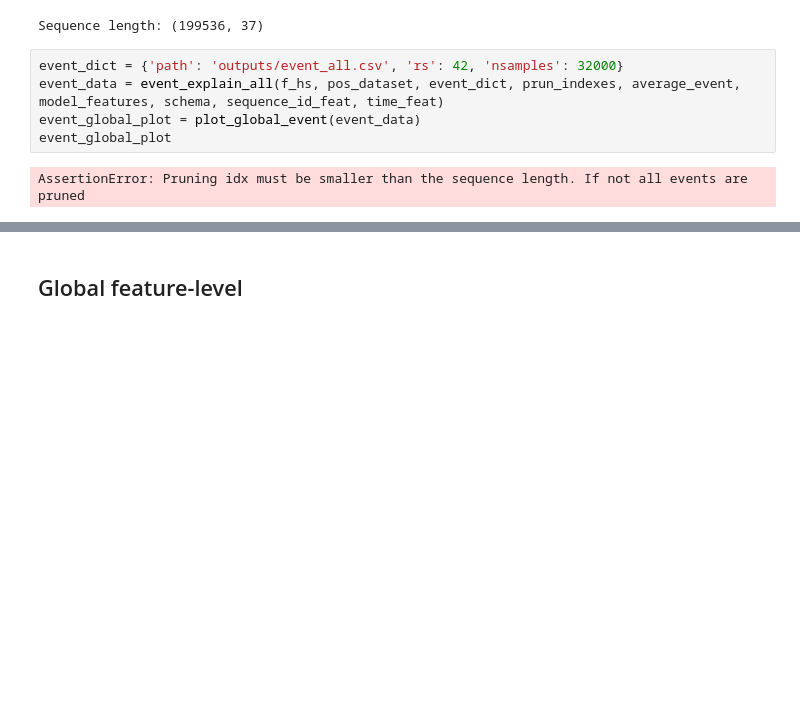
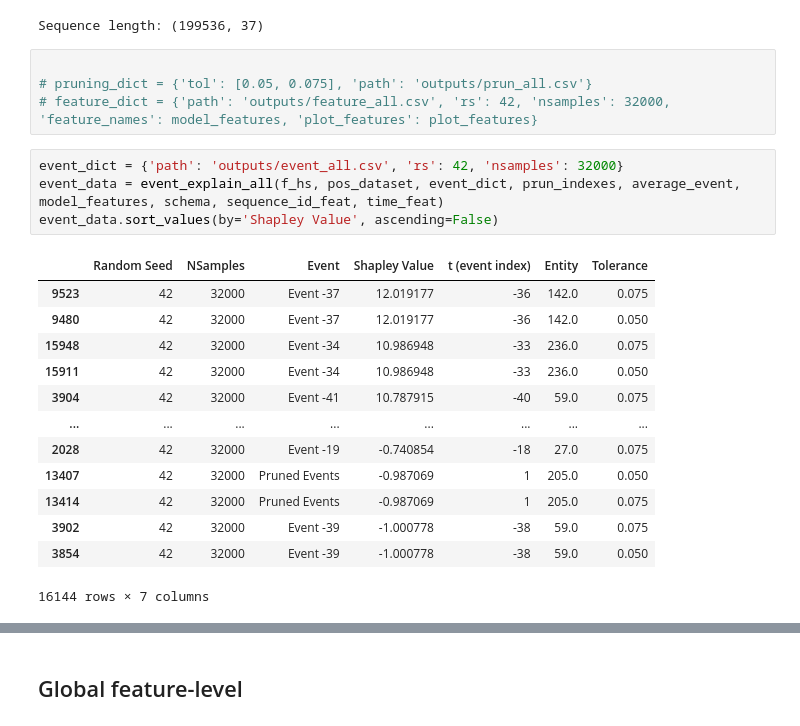
Before and after one commit to charicf/DoctorDisease2.0_AKI, a Jupyter notebook: ml_model/Explainability.ipynb, the cells around one changed output, grey strips where cells are left out. Cells and saved outputs as stored; diff of their text form; blank space fills up the shorter version.

Commit message:
Update in global explanations. Include explanations of negative instance

```diff
--- a/ml_model/Explainability.ipynb
+++ b/ml_model/Explainability.ipynb
@@ -872,10 +912,25 @@ prun_indexes
 print("Sequence length:", pos_dataset.shape)  # Assuming first dimension is sequence length
 # %% [output]
 Sequence length: (199536, 37)
+# %%
+
+# pruning_dict = {'tol': [0.05, 0.075], 'path': 'outputs/prun_all.csv'}
+# feature_dict = {'path': 'outputs/feature_all.csv', 'rs': 42, 'nsamples': 32000, 'feature_names': model_features, 'plot_features': plot_features}
 # %%
 event_dict = {'path': 'outputs/event_all.csv', 'rs': 42, 'nsamples': 32000}
 event_data = event_explain_all(f_hs, pos_dataset, event_dict, prun_indexes, average_event, model_features, schema, sequence_id_feat, time_feat)
-event_global_plot = plot_global_event(event_data)
-event_global_plot
+event_data.sort_values(by='Shapley Value', ascending=False)
 # %% [output]
+|  | Random Seed | NSamples | Event | Shapley Value | t (event index) | Entity | Tolerance |
+| 9523 | 42 | 32000 | Event -37 | 12.019177 | -36 | 142.0 | 0.075 |
+| 9480 | 42 | 32000 | Event -37 | 12.019177 | -36 | 142.0 | 0.050 |
+| 15948 | 42 | 32000 | Event -34 | 10.986948 | -33 | 236.0 | 0.075 |
+| 15911 | 42 | 32000 | Event -34 | 10.986948 | -33 | 236.0 | 0.050 |
+| 3904 | 42 | 32000 | Event -41 | 10.787915 | -40 | 59.0 | 0.075 |
+| ... | ... | ... | ... | ... | ... | ... | ... |
+| 2028 | 42 | 32000 | Event -19 | -0.740854 | -18 | 27.0 | 0.075 |
+| 13407 | 42 | 32000 | Pruned Events | -0.987069 | 1 | 205.0 | 0.050 |
+| 13414 | 42 | 32000 | Pruned Events | -0.987069 | 1 | 205.0 | 0.075 |
+| 3902 | 42 | 32000 | Event -39 | -1.000778 | -38 | 59.0 | 0.075 |
+| 3854 | 42 | 32000 | Event -39 | -1.000778 | -38 | 59.0 | 0.050 |
-AssertionError: Pruning idx must be smaller than the sequence length. If not all events are pruned
+16144 rows × 7 columns
```
Also changed, not shown: parts of 23 cells of this notebook.
